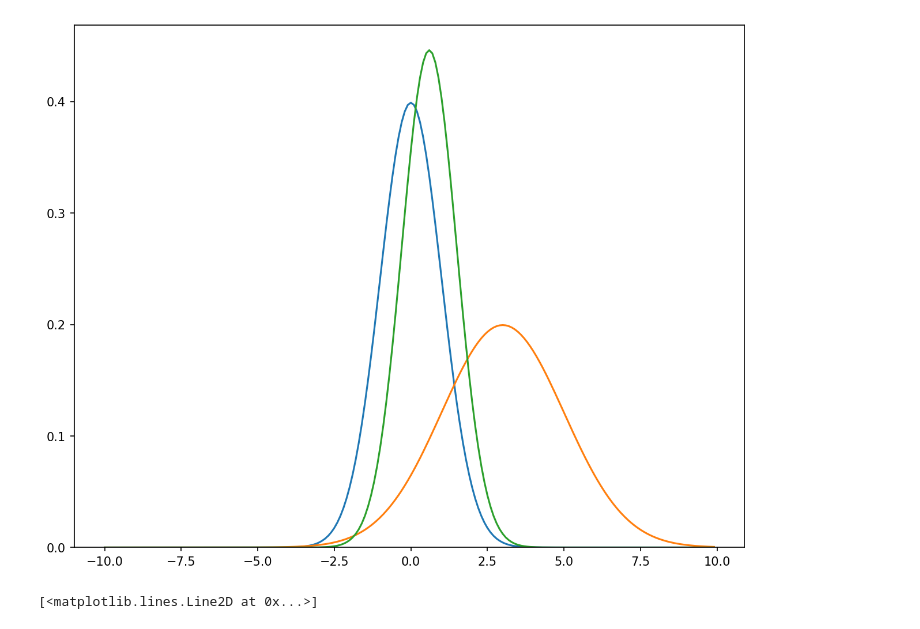
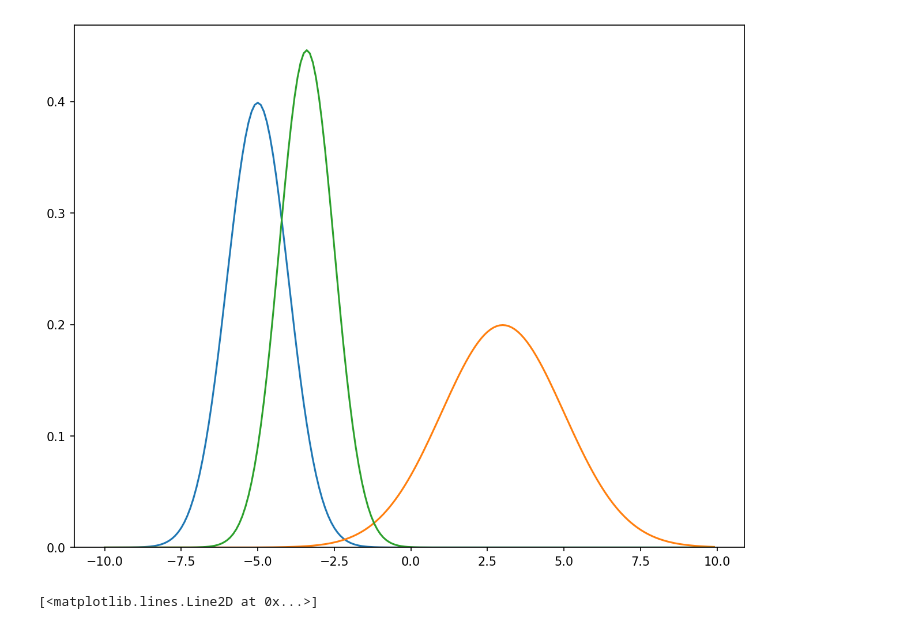
Before and after one commit to rodrigoms95/Data_Assimilation_2023_1, a Jupyter notebook: code/jupyter/Analysis.ipynb, the cells around one changed output. Saved outputs shown, nothing was run; the diff lists cells and outputs as text; code cells hidden in the pictures.

```diff
--- a/code/jupyter/Analysis.ipynb
+++ b/code/jupyter/Analysis.ipynb
@@ -7,19 +10,26 @@ from scipy import integrate
 
 from matplotlib import pyplot as plt
 # %%
+# Example 1, 1D.
+
 x = np.arange(-10, 10, 0.1)
 
+# Prior - Normal.
 s_1 = 1
-m_1 = 0
+m_1 = -5
 y_1 = stats.norm.pdf(x, m_1, s_1)
 
+# Likelihood - Normal.
 s_2 = 2
 m_2 = 3
 y_2 = stats.norm.pdf(x, m_2, s_2)
 
+# Posterior.
 y_3 = y_2 * y_1
+# Normalize.
 y_3 /= integrate.simpson(y_3, x)
 
+# Plot.
 fig, ax = plt.subplots()
 fig.set_facecolor("w")
 fig.set_size_inches(10, 8)
@@ -34,2 +44,2 @@ ax.set_ylim(0)
-[figure, old version]
+[figure, new version]
 # %%
```
Also changed, not shown: parts of 6 cells of this notebook, 1 other file.
